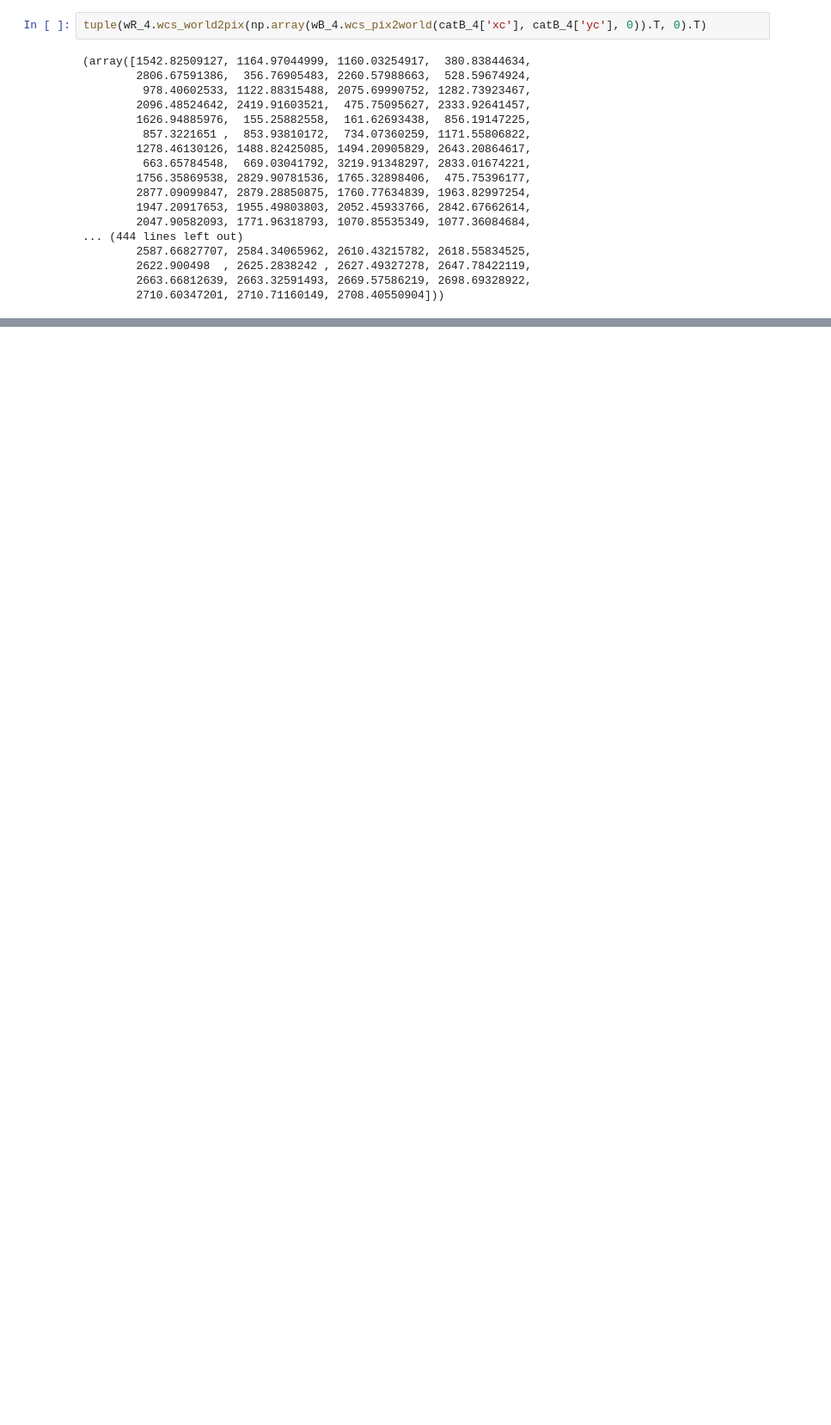
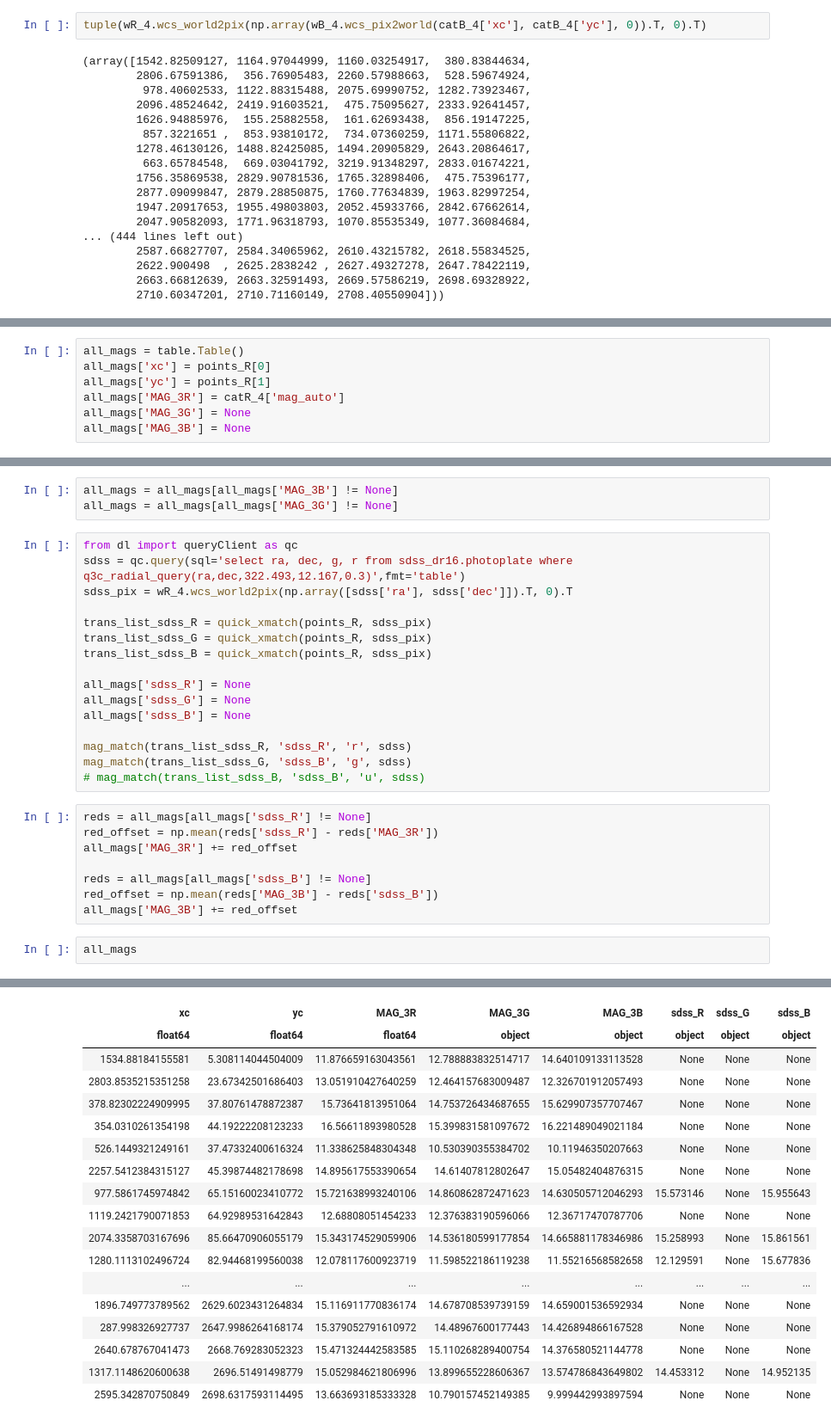
Before and after one commit to WillJardee/ObservationalAstro_PHSX491, a Jupyter notebook: project01/aperture_photometry.ipynb, the cells around one changed output, grey strips where cells are left out. Shown at 86% size. Saved outputs shown, nothing was run; the diff lists cells and outputs as text; blank space fills up the shorter version.

```diff
--- a/project01/aperture_photometry.ipynb
+++ b/project01/aperture_photometry.ipynb
@@ -398,0 +331,7 @@ plt.imshow(im1, vmin=0, vmax=1000)
+# %%
+all_mags = table.Table()
+all_mags['xc'] = points_R[0]
+all_mags['yc'] = points_R[1]
+all_mags['MAG_3R'] = catR_4['mag_auto']
+all_mags['MAG_3G'] = None
+all_mags['MAG_3B'] = None
@@ -398,0 +344,30 @@ plt.imshow(im1, vmin=0, vmax=1000)
+# %%
+all_mags = all_mags[all_mags['MAG_3B'] != None]
+all_mags = all_mags[all_mags['MAG_3G'] != None]
+# %%
+from dl import queryClient as qc
+sdss = qc.query(sql='select ra, dec, g, r from sdss_dr16.photoplate where q3c_radial_query(ra,dec,322.493,12.167,0.3)',fmt='table')
+sdss_pix = wR_4.wcs_world2pix(np.array([sdss['ra'], sdss['dec']]).T, 0).T
+
+trans_list_sdss_R = quick_xmatch(points_R, sdss_pix)
+trans_list_sdss_G = quick_xmatch(points_R, sdss_pix)
+trans_list_sdss_B = quick_xmatch(points_R, sdss_pix)
+
+all_mags['sdss_R'] = None
+all_mags['sdss_G'] = None
+all_mags['sdss_B'] = None
+
+mag_match(trans_list_sdss_R, 'sdss_R', 'r', sdss)
+mag_match(trans_list_sdss_G, 'sdss_B', 'g', sdss)
+# mag_match(trans_list_sdss_B, 'sdss_B', 'u', sdss)
+# %%
+reds = all_mags[all_mags['sdss_R'] != None]
+red_offset = np.mean(reds['sdss_R'] - reds['MAG_3R'])
+all_mags['MAG_3R'] += red_offset
+
+reds = all_mags[all_mags['sdss_B'] != None]
+red_offset = np.mean(reds['MAG_3B'] - reds['sdss_B'])
+all_mags['MAG_3B'] += red_offset
+# %%
+all_mags
+# %% [output]
@@ -398,0 +375,18 @@ plt.imshow(im1, vmin=0, vmax=1000)
+| xc | yc | MAG_3R | MAG_3G | MAG_3B | sdss_R | sdss_G | sdss_B |
+| float64 | float64 | float64 | object | object | object | object | object |
+| 1534.88184155581 | 5.308114044504009 | 11.876659163043561 | 12.788883832514717 | 14.640109133113528 | None | None | None |
+| 2803.8535215351258 | 23.67342501686403 | 13.051910427640259 | 12.464157683009487 | 12.326701912057493 | None | None | None |
+| 378.82302224909995 | 37.80761478872387 | 15.73641813951064 | 14.753726434687655 | 15.629907357707467 | None | None | None |
+| 354.0310261354198 | 44.19222208123233 | 16.56611893980528 | 15.399831581097672 | 16.221489049021184 | None | None | None |
+| 526.1449321249161 | 37.47332400616324 | 11.338625848304348 | 10.530390355384702 | 10.11946350207663 | None | None | None |
+| 2257.5412384315127 | 45.39874482178698 | 14.895617553390654 | 14.61407812802647 | 15.05482404876315 | None | None | None |
+| 977.5861745974842 | 65.15160023410772 | 15.721638993240106 | 14.860862872471623 | 14.630505712046293 | 15.573146 | None | 15.955643 |
+| 1119.2421790071853 | 64.92989531642843 | 12.68808051454233 | 12.376383190596066 | 12.36717470787706 | None | None | None |
+| 2074.3358703167696 | 85.66470906055179 | 15.343174529059906 | 14.536180599177854 | 14.665881178346986 | 15.258993 | None | 15.861561 |
+| 1280.1113102496724 | 82.94468199560038 | 12.078117600923719 | 11.598522186119238 | 11.55216568582658 | 12.129591 | None | 15.677836 |
+| ... | ... | ... | ... | ... | ... | ... | ... |
+| 1896.749773789562 | 2629.6023431264834 | 15.116911770836174 | 14.678708539739159 | 14.659001536592934 | None | None | None |
+| 287.998326927737 | 2647.9986264168174 | 15.379052791610972 | 14.48967600177443 | 14.426894866167528 | None | None | None |
+| 2640.678767041473 | 2668.769283052323 | 15.471324442583585 | 15.110268289400754 | 14.376580521144778 | None | None | None |
+| 1317.1148620600638 | 2696.51491498779 | 15.052984621806996 | 13.899655228606367 | 13.574786843649802 | 14.453312 | None | 14.952135 |
+| 2595.342870750849 | 2698.6317593114495 | 13.663693185333328 | 10.790157452149385 | 9.999442993897594 | None | None | None |
```
Also changed, not shown: parts of 33 cells of this notebook, 1 other file.
